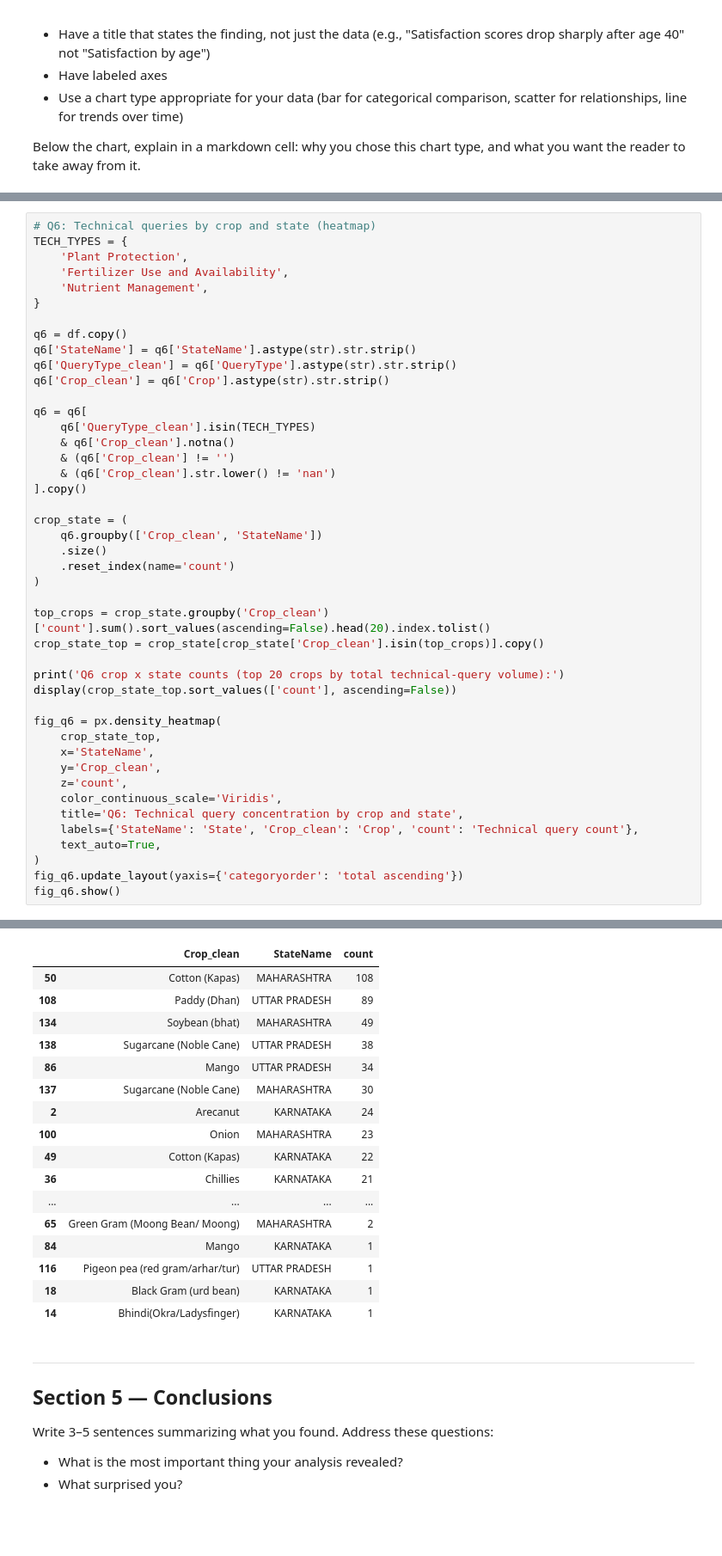
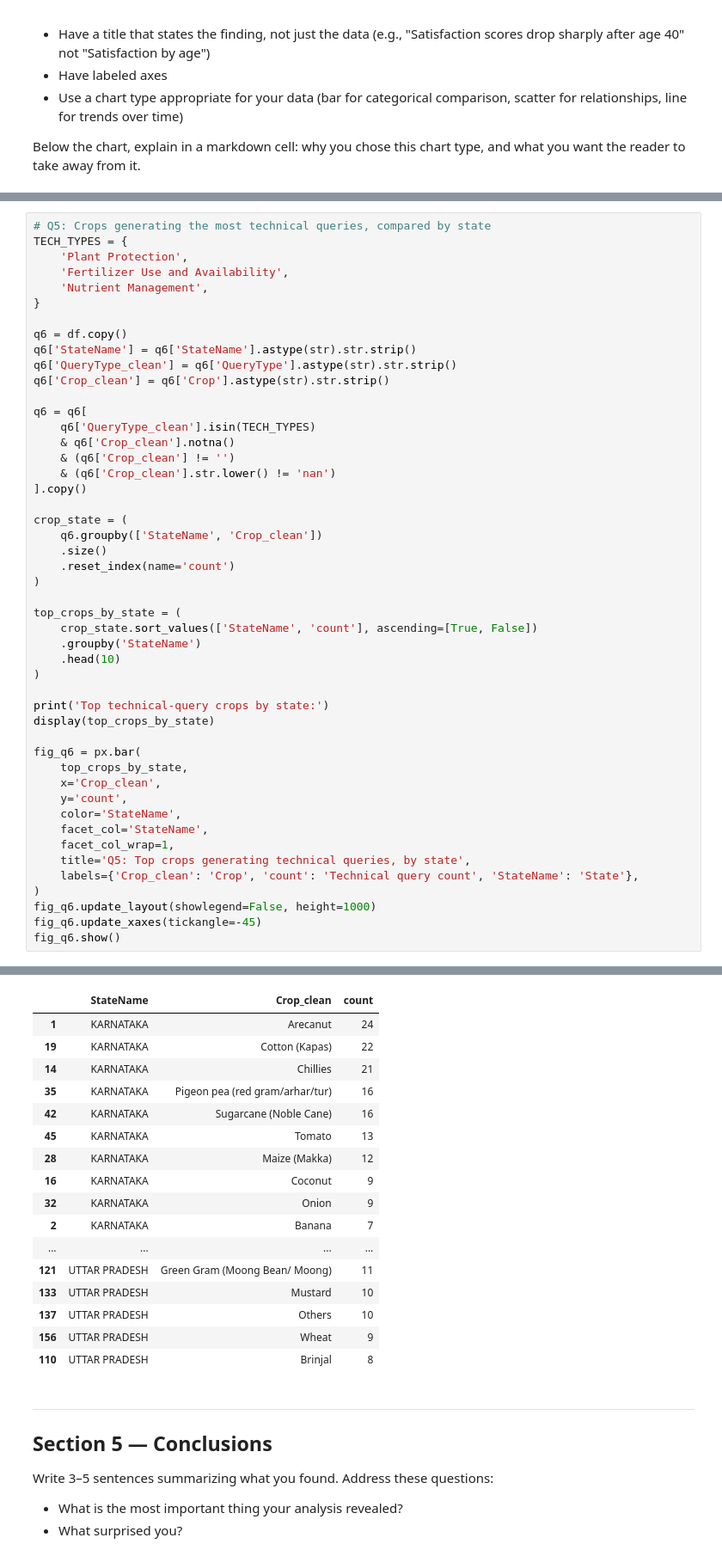
Before and after one commit to berrycheesecake99/HCDE-530-Repository, a Jupyter notebook: Week 6/Week6_files/week6_mp1_starter.ipynb, the cells around one changed output, grey strips where cells are left out. Shown at 86% size. Saved outputs shown, nothing was run; the diff lists cells and outputs as text; blank space fills up the shorter version.

```diff
--- a/Week 6/Week6_files/week6_mp1_starter.ipynb
+++ b/Week 6/Week6_files/week6_mp1_starter.ipynb
@@ -556,7 +595,7 @@ Scatter plot below:
 
 This helps identify where KCC may need crop-specific specialist support.
 # %%
-# Q6: Technical queries by crop and state (heatmap)
+# Q5: Crops generating the most technical queries, compared by state
 TECH_TYPES = {
     'Plant Protection',
     'Fertilizer Use and Availability',
@@ -576,27 +615,31 @@ q6 = q6[
 ].copy()
 
 crop_state = (
-    q6.groupby(['Crop_clean', 'StateName'])
+    q6.groupby(['StateName', 'Crop_clean'])
     .size()
     .reset_index(name='count')
 )
 
-top_crops = crop_state.groupby('Crop_clean')['count'].sum().sort_values(ascending=False).head(20).index.tolist()
-crop_state_top = crop_state[crop_state['Crop_clean'].isin(top_crops)].copy()
+top_crops_by_state = (
+    crop_state.sort_values(['StateName', 'count'], ascending=[True, False])
+    .groupby('StateName')
+    .head(10)
+)
 
-print('Q6 crop x state counts (top 20 crops by total technical-query volume):')
-display(crop_state_top.sort_values(['count'], ascending=False))
+print('Top technical-query crops by state:')
+display(top_crops_by_state)
 
-fig_q6 = px.density_heatmap(
-    crop_state_top,
-    x='StateName',
-    y='Crop_clean',
-    z='count',
-    color_continuous_scale='Viridis',
-    title='Q6: Technical query concentration by crop and state',
-    labels={'StateName': 'State', 'Crop_clean': 'Crop', 'count': 'Technical query count'},
-    text_auto=True,
+fig_q6 = px.bar(
+    top_crops_by_state,
+    x='Crop_clean',
+    y='count',
+    color='StateName',
+    facet_col='StateName',
+    facet_col_wrap=1,
+    title='Q5: Top crops generating technical queries, by state',
+    labels={'Crop_clean': 'Crop', 'count': 'Technical query count', 'StateName': 'State'},
 )
-fig_q6.update_layout(yaxis={'categoryorder': 'total ascending'})
+fig_q6.update_layout(showlegend=False, height=1000)
+fig_q6.update_xaxes(tickangle=-45)
 fig_q6.show()
 # %% [output]
@@ -604,20 +647,20 @@ Q6 crop x state counts (top 20 crops by total technical-query volume):
-|  | Crop_clean | StateName | count |
-| 50 | Cotton (Kapas) | MAHARASHTRA | 108 |
-| 108 | Paddy (Dhan) | UTTAR PRADESH | 89 |
-| 134 | Soybean (bhat) | MAHARASHTRA | 49 |
-| 138 | Sugarcane (Noble Cane) | UTTAR PRADESH | 38 |
-| 86 | Mango | UTTAR PRADESH | 34 |
-| 137 | Sugarcane (Noble Cane) | MAHARASHTRA | 30 |
-| 2 | Arecanut | KARNATAKA | 24 |
-| 100 | Onion | MAHARASHTRA | 23 |
-| 49 | Cotton (Kapas) | KARNATAKA | 22 |
-| 36 | Chillies | KARNATAKA | 21 |
+|  | StateName | Crop_clean | count |
+| 1 | KARNATAKA | Arecanut | 24 |
+| 19 | KARNATAKA | Cotton (Kapas) | 22 |
+| 14 | KARNATAKA | Chillies | 21 |
+| 35 | KARNATAKA | Pigeon pea (red gram/arhar/tur) | 16 |
+| 42 | KARNATAKA | Sugarcane (Noble Cane) | 16 |
+| 45 | KARNATAKA | Tomato | 13 |
+| 28 | KARNATAKA | Maize (Makka) | 12 |
+| 16 | KARNATAKA | Coconut | 9 |
+| 32 | KARNATAKA | Onion | 9 |
+| 2 | KARNATAKA | Banana | 7 |
 | ... | ... | ... | ... |
-| 65 | Green Gram (Moong Bean/ Moong) | MAHARASHTRA | 2 |
-| 84 | Mango | KARNATAKA | 1 |
-| 116 | Pigeon pea (red gram/arhar/tur) | UTTAR PRADESH | 1 |
-| 18 | Black Gram (urd bean) | KARNATAKA | 1 |
-| 14 | Bhindi(Okra/Ladysfinger) | KARNATAKA | 1 |
+| 121 | UTTAR PRADESH | Green Gram (Moong Bean/ Moong) | 11 |
+| 133 | UTTAR PRADESH | Mustard | 10 |
+| 137 | UTTAR PRADESH | Others | 10 |
+| 156 | UTTAR PRADESH | Wheat | 9 |
+| 110 | UTTAR PRADESH | Brinjal | 8 |
 # %% [markdown]
 ---
 
```
Also changed, not shown: parts of 13 cells of this notebook, 2 other files.
